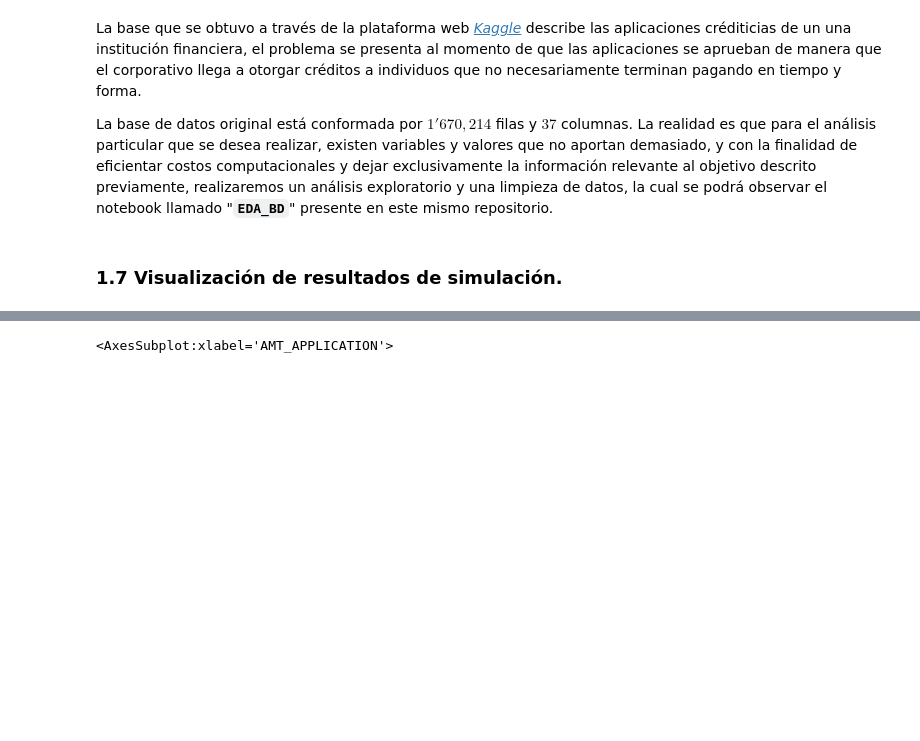
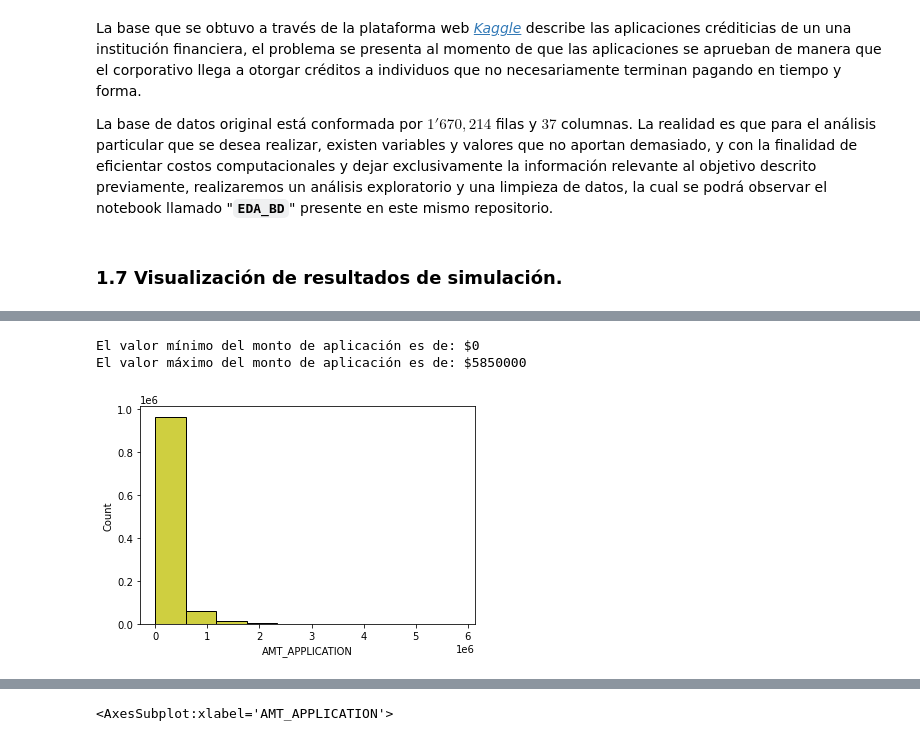
Before and after one commit to JuanPablo2019/Proyecto_modulo1, a Jupyter notebook: ProyectoModulo1_MaganaJ_PinedaB.ipynb, the cells around one changed output, grey strips where cells are left out. Saved outputs shown, nothing was run; the diff lists cells and outputs as text; code cells hidden in the pictures; blank space fills up the shorter version.

```diff
--- a/ProyectoModulo1_MaganaJ_PinedaB.ipynb
+++ b/ProyectoModulo1_MaganaJ_PinedaB.ipynb
@@ -211,0 +158,9 @@ data.head()
+# %%
+# Visualizamos el monto solicitado.
+sns.histplot(data.AMT_APPLICATION, color='y', bins=10);
+print(f'El valor mínimo del monto de aplicación es de: ${int(min(data.AMT_APPLICATION))}')
+print(f'El valor máximo del monto de aplicación es de: ${int(max(data.AMT_APPLICATION))}')
+# %% [output]
+El valor mínimo del monto de aplicación es de: $0
+El valor máximo del monto de aplicación es de: $5850000
+[figure, added]
```
Also changed, not shown: parts of 71 cells of this notebook.
